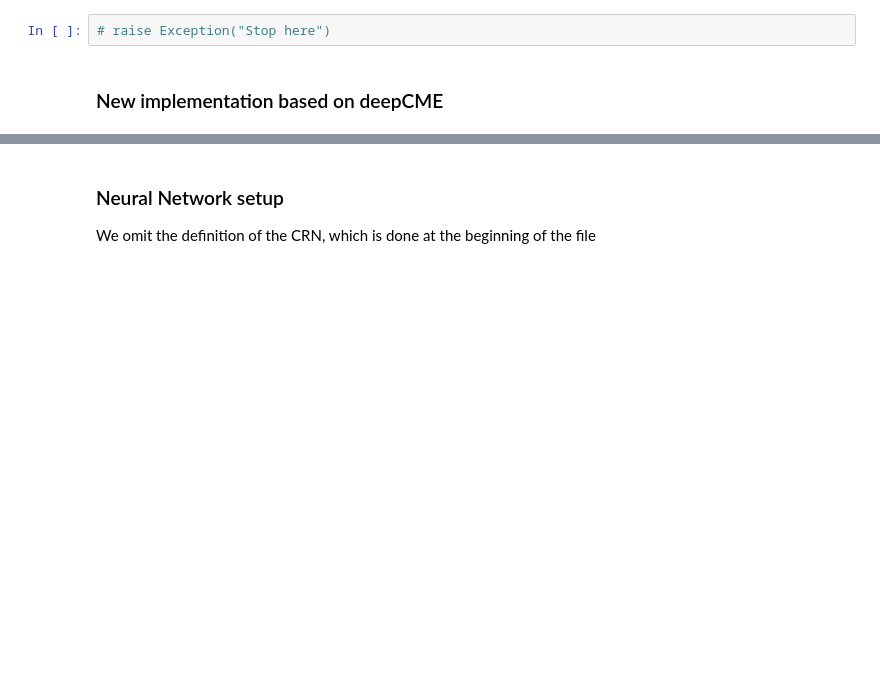
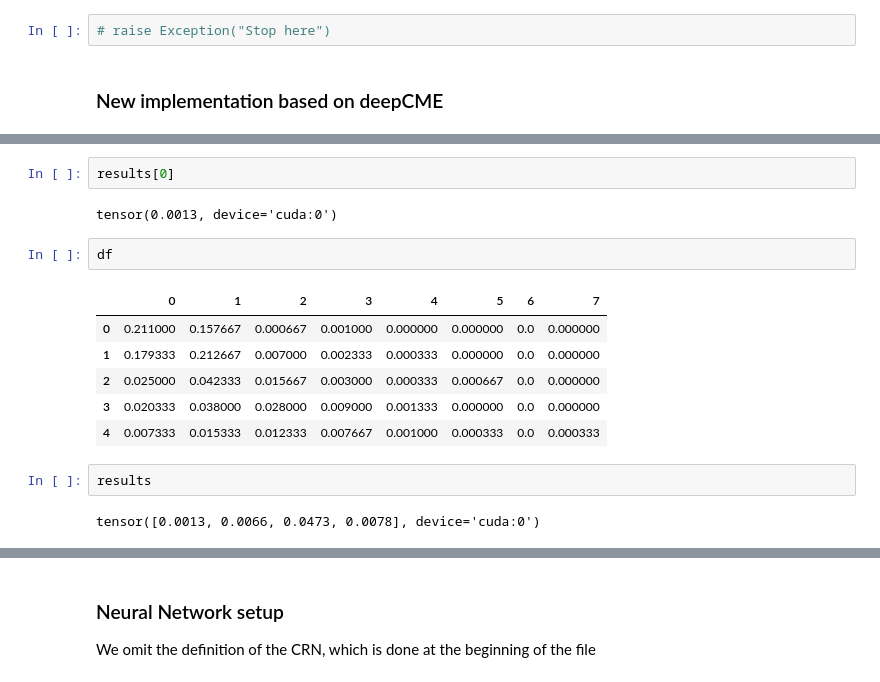
Before and after one commit to ZhouFang92/Rao-Blackwell-method-for-cell-specific-model-identification, a Jupyter notebook: testing.ipynb, the cells around one changed output, grey strips where cells are left out. Saved outputs shown, nothing was run; the diff lists cells and outputs as text; blank space fills up the shorter version.

```diff
--- a/testing.ipynb
+++ b/testing.ipynb
@@ -444,2 +659,19 @@ tensor([[0.4647, 0.4883]], device='cuda:0', grad_fn=<AddmmBackward0>)
+# %%
+results[0]
+# %% [output]
+tensor(0.0013, device='cuda:0')
+# %%
+df
+# %% [output]
+|  | 0 | 1 | 2 | 3 | 4 | 5 | 6 | 7 |
+| 0 | 0.211000 | 0.157667 | 0.000667 | 0.001000 | 0.000000 | 0.000000 | 0.0 | 0.000000 |
+| 1 | 0.179333 | 0.212667 | 0.007000 | 0.002333 | 0.000333 | 0.000000 | 0.0 | 0.000000 |
+| 2 | 0.025000 | 0.042333 | 0.015667 | 0.003000 | 0.000333 | 0.000667 | 0.0 | 0.000000 |
+| 3 | 0.020333 | 0.038000 | 0.028000 | 0.009000 | 0.001333 | 0.000000 | 0.0 | 0.000000 |
+| 4 | 0.007333 | 0.015333 | 0.012333 | 0.007667 | 0.001000 | 0.000333 | 0.0 | 0.000333 |
+# %%
+results
+# %% [output]
+tensor([0.0013, 0.0066, 0.0473, 0.0078], device='cuda:0')
 # %%
 raise Exception("Stop here")
```
Also changed, not shown: parts of 33 cells of this notebook, 4 other files.
